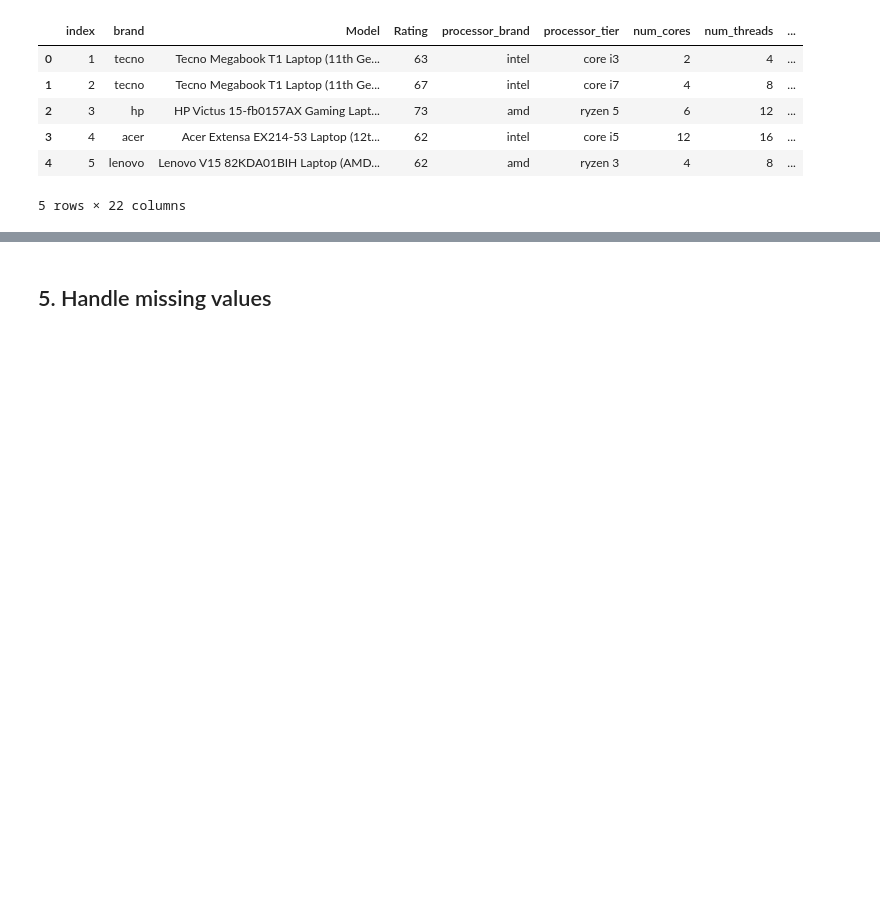
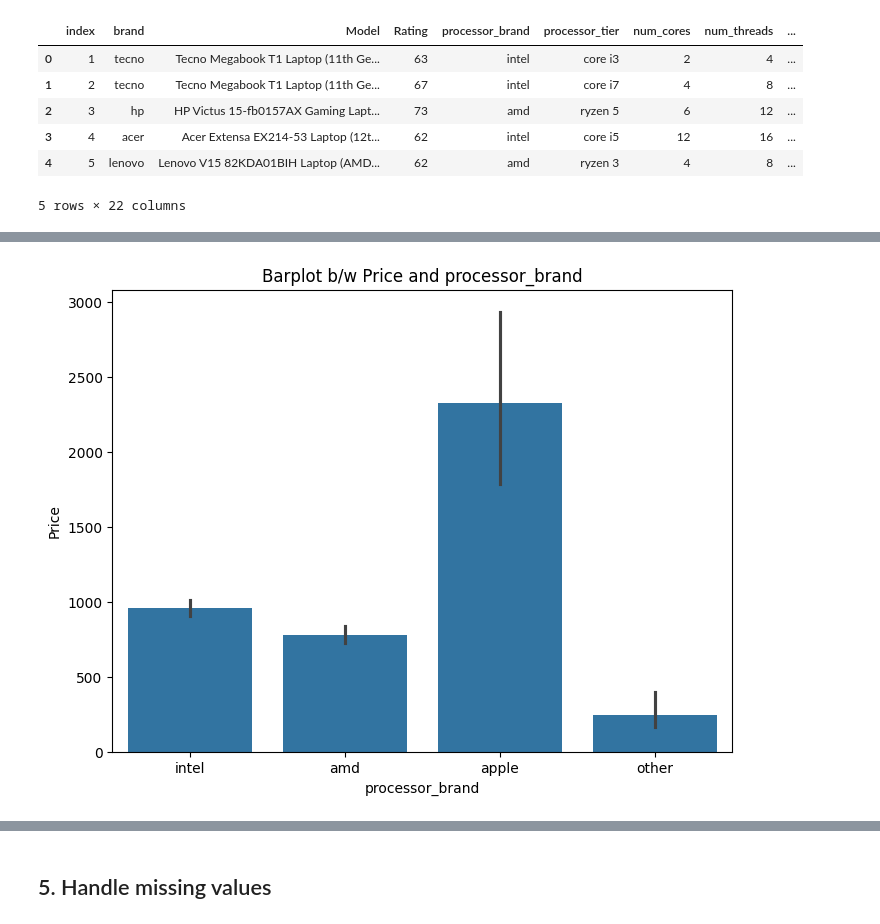
Before and after one commit to DSCI-310-2024/DSCI-310-Group_13, a Jupyter notebook: report.ipynb, the cells around one changed output, grey strips where cells are left out. Cells and saved outputs as stored; diff of their text form; code cells hidden in the pictures; blank space fills up the shorter version.

```diff
--- a/report.ipynb
+++ b/report.ipynb
@@ -401,0 +418,7 @@ df.head()
+# %%
+plt.figure(figsize=(8,6))
+sns.barplot(data=df, x='processor_brand', y='Price')
+plt.title('Barplot b/w Price and processor_brand')
+plt.show()
+# %% [output]
+[figure, added]
```
Also changed, not shown: parts of 4 cells of this notebook.
